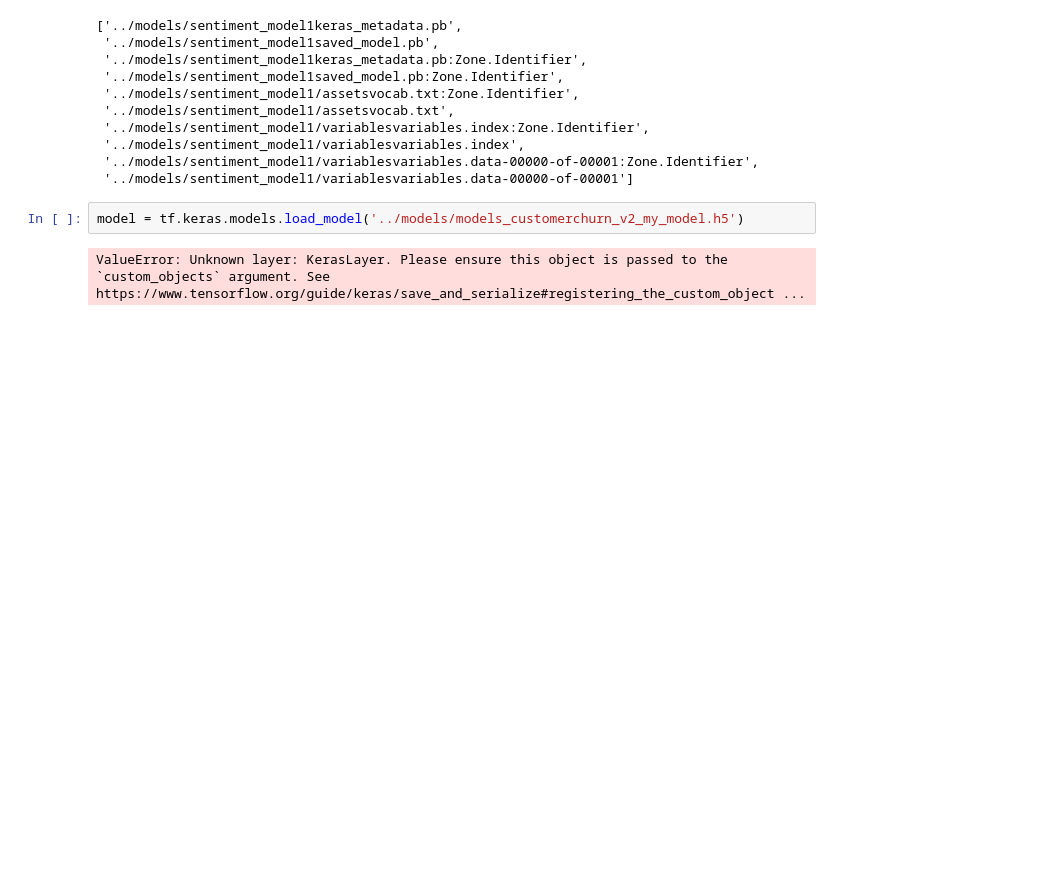
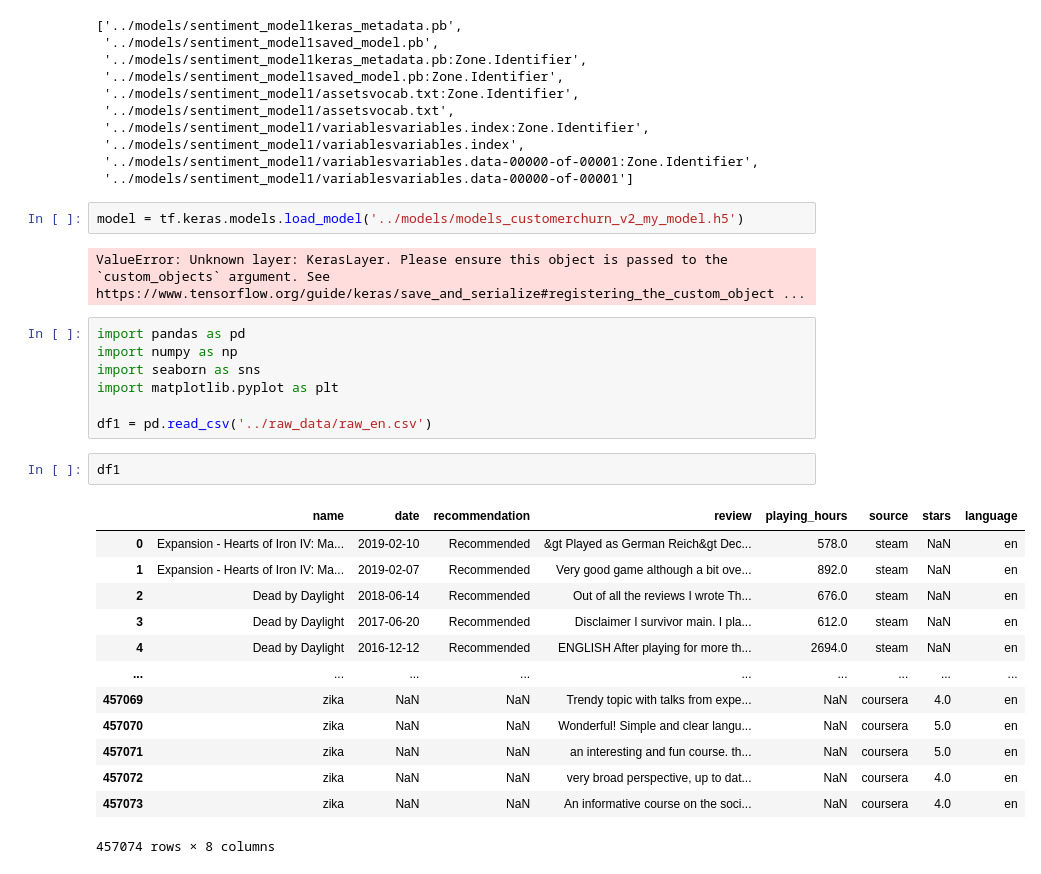
Before and after one commit to Best-Insight/customerchurn, a Jupyter notebook: notebooks/Cathal_GCPmodel_h5 test.ipynb, the cells around one changed output. Drawn from its saved outputs; the diff is of its cells as text; blank space fills up the shorter version.

```diff
--- a/notebooks/Cathal_GCPmodel_h5 test.ipynb
+++ b/notebooks/Cathal_GCPmodel_h5 test.ipynb
@@ -84,3 +92,26 @@ ls
 model = tf.keras.models.load_model('../models/models_customerchurn_v2_my_model.h5')
 # %% [output]
 ValueError: Unknown layer: KerasLayer. Please ensure this object is passed to the `custom_objects` argument. See https://www.tensorflow.org/guide/keras/save_and_serialize#registering_the_custom_object ...
+# %%
+import pandas as pd
+import numpy as np
+import seaborn as sns
+import matplotlib.pyplot as plt
+
+df1 = pd.read_csv('../raw_data/raw_en.csv')
+# %%
+df1
+# %% [output]
+|  | name | date | recommendation | review | playing_hours | source | stars | language |
+| 0 | Expansion - Hearts of Iron IV: Ma... | 2019-02-10 | Recommended | &gt Played as German Reich&gt Dec... | 578.0 | steam | NaN | en |
+| 1 | Expansion - Hearts of Iron IV: Ma... | 2019-02-07 | Recommended | Very good game although a bit ove... | 892.0 | steam | NaN | en |
+| 2 | Dead by Daylight | 2018-06-14 | Recommended | Out of all the reviews I wrote Th... | 676.0 | steam | NaN | en |
+| 3 | Dead by Daylight | 2017-06-20 | Recommended | Disclaimer I survivor main. I pla... | 612.0 | steam | NaN | en |
+| 4 | Dead by Daylight | 2016-12-12 | Recommended | ENGLISH After playing for more th... | 2694.0 | steam | NaN | en |
+| ... | ... | ... | ... | ... | ... | ... | ... | ... |
+| 457069 | zika | NaN | NaN | Trendy topic with talks from expe... | NaN | coursera | 4.0 | en |
+| 457070 | zika | NaN | NaN | Wonderful! Simple and clear langu... | NaN | coursera | 5.0 | en |
+| 457071 | zika | NaN | NaN | an interesting and fun course. th... | NaN | coursera | 5.0 | en |
+| 457072 | zika | NaN | NaN | very broad perspective, up to dat... | NaN | coursera | 4.0 | en |
+| 457073 | zika | NaN | NaN | An informative course on the soci... | NaN | coursera | 4.0 | en |
+457074 rows × 8 columns
```
Also changed, not shown: parts of 25 cells of this notebook, 3 other files.
